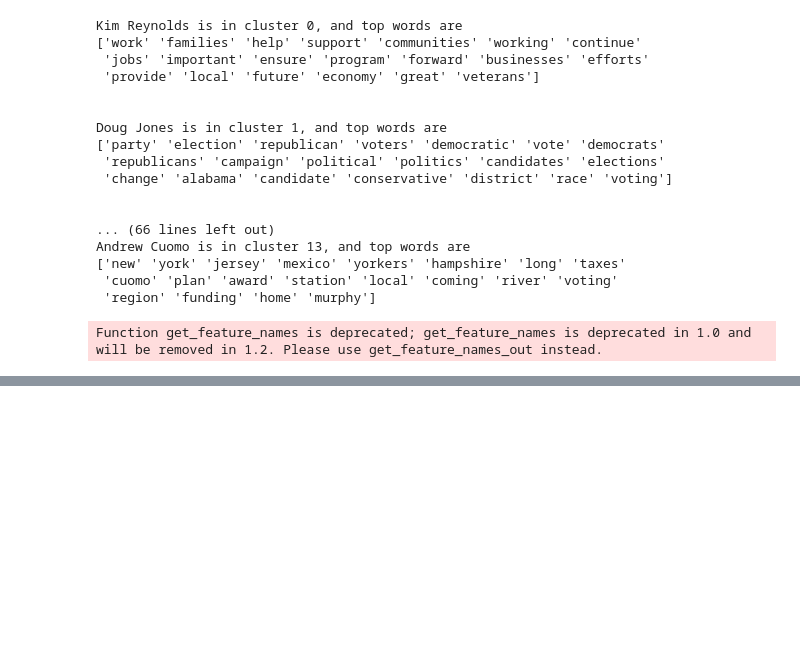
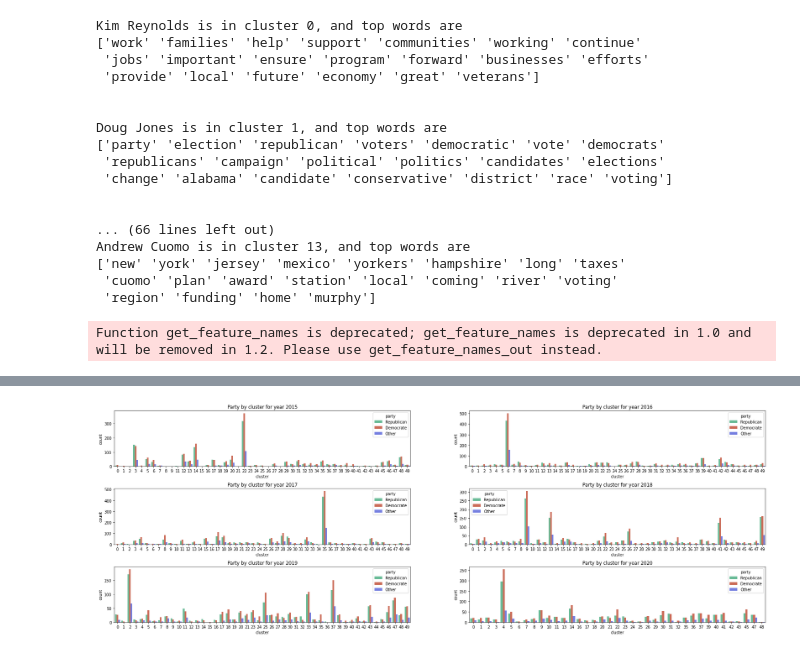
Before and after one commit to epfl-ada/ada-2021-project-sunshine-analytica, a Jupyter notebook: QuoteSimilarity.ipynb, the cells around one changed output, grey strips where cells are left out. Cells and saved outputs as stored; diff of their text form; code cells hidden in the pictures; blank space fills up the shorter version.

```diff
--- a/QuoteSimilarity.ipynb
+++ b/QuoteSimilarity.ipynb
@@ -722,0 +835,19 @@ Function get_feature_names is deprecated; get_feature_names is deprecated in 1.0
+# %%
+all_year_gender = [pd.DataFrame({"gender" : all_year_gender[i], "cluster": all_years_ks[i].labels_}) for i in range(nb_years)]
+# %%
+all_year_party = [all_year_politicians[i].party.astype(str) for i in range(nb_years)]
+# %%
+all_year_party = [pd.DataFrame({"party" : all_year_party[i], "cluster": all_years_ks[i].labels_}) for i in range(nb_years)]
+# %%
+for i in range(nb_years):
+    all_year_party[i] = all_year_party[i][all_year_party[i].party != "None"]
+    all_year_party[i]["party"] = all_year_party[i]["party"].apply(lambda x : "Republican" if (x=="['Q29468']")  else "Democrate" if (x=="['Q29552']") else "Other")
+    all_year_gender[i]["gender"] = all_year_gender[i]["gender"].apply(lambda x : "Male" if (x=="['Q6581097']")  else "Female" if (x=="['Q6581072']") else "Other")
+# %%
+fig,axs = plt.subplots(3,2,figsize=(30,10))
+plt.subplots_adjust(hspace=0.4)
+axs = axs.flatten()
+for year,(ax,ks,gender, party) in enumerate(zip(axs,all_years_ks,all_year_gender, all_year_party)):
+    sns.countplot(x="cluster", hue="party", ax=ax, data=party, palette=['#5cc899','#de5f46','#6371f2']).set_title(f'Party by cluster for year {year+2015}')
+# %% [output]
+[figure, added]
```
Also changed, not shown: parts of 48 cells of this notebook, 1 other file.
